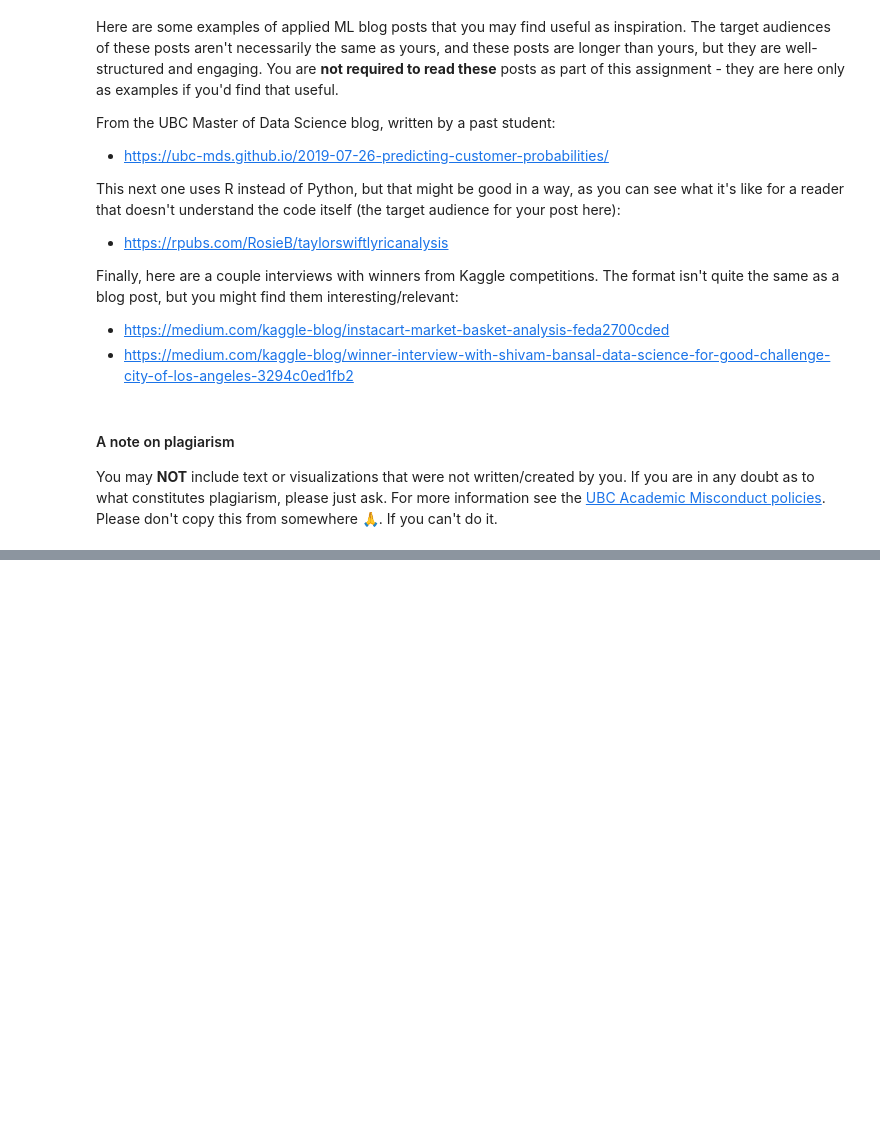
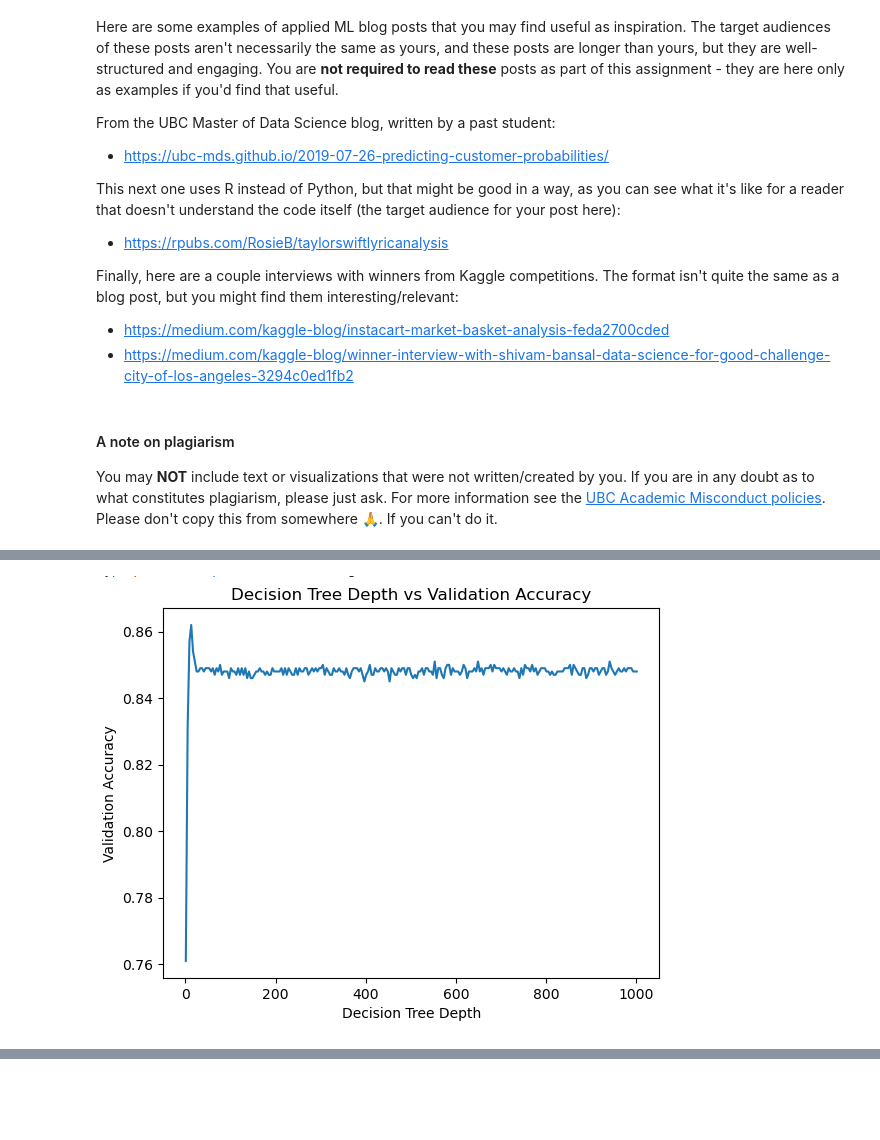
Before and after one commit to wiltonfs/cpsc330-FW, a Jupyter notebook: hw/hw8/hw8.ipynb, the cells around one changed output, grey strips where cells are left out. Drawn from its saved outputs; the diff is of its cells as text; code cells hidden in the pictures; blank space fills up the shorter version.

```diff
--- a/hw/hw8/hw8.ipynb
+++ b/hw/hw8/hw8.ipynb
@@ -629,0 +643,4 @@ At least 3 visualizations. These visualizations must be embedded/interwoven into
+# %%
+Image("HyperTune.png")
+# %% [output]
+[figure, added]
```
Also changed, not shown: parts of 7 cells of this notebook, 3 other files.
